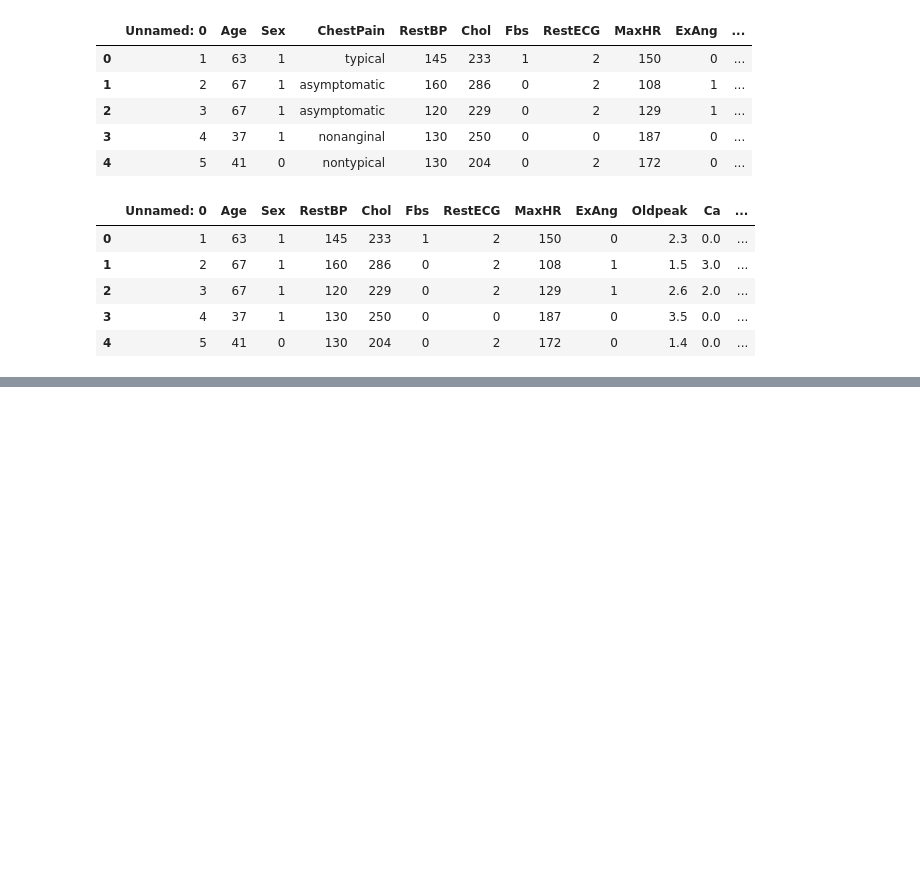
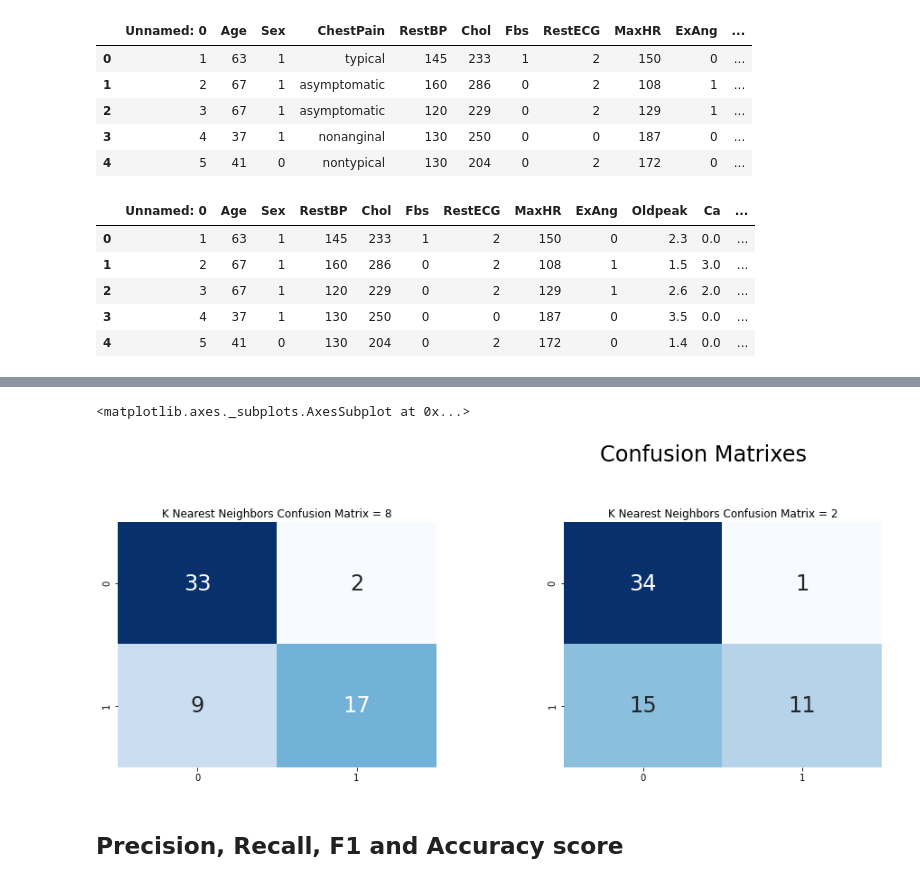
Before and after one commit to yunisindhu/Robusters, a Jupyter notebook: Heart.ipynb, the cells around one changed output, grey strips where cells are left out. Saved outputs shown, nothing was run; the diff lists cells and outputs as text; code cells hidden in the pictures; blank space fills up the shorter version.

```diff
--- a/Heart.ipynb
+++ b/Heart.ipynb
@@ -729,0 +259,31 @@ plt.show()
+# %%
+# Predicted values
+knn8 = KNeighborsClassifier(n_neighbors = 8)
+knn8.fit(x_train, y_train)
+y_head_knn = knn8.predict(x_test)
+
+knn2 = KNeighborsClassifier(n_neighbors = 2)
+knn2.fit(x_train, y_train)
+y_head_knn1 = knn2.predict(x_test)
+# %%
+from sklearn.metrics import confusion_matrix
+cm_knn = confusion_matrix(y_test,y_head_knn)
+cm_knn2 = confusion_matrix(y_test,y_head_knn1)
+# %%
+plt.figure(figsize=(24,12))
+
+plt.suptitle("Confusion Matrixes",fontsize=24)
+plt.subplots_adjust(wspace = 0.4, hspace= 0.4)
+
+plt.subplot(2,3,1)
+plt.title("K Nearest Neighbors Confusion Matrix = 8")
+sns.heatmap(cm_knn,annot=True,cmap="Blues",fmt="d",cbar=False, annot_kws={"size": 24})
+
+plt.subplot(2,3,2)
+plt.title("K Nearest Neighbors Confusion Matrix = 2")
+sns.heatmap(cm_knn2,annot=True,cmap="Blues",fmt="d",cbar=False, annot_kws={"size": 24})
+# %% [output]
+<matplotlib.axes._subplots.AxesSubplot at 0x...>
+[figure, added]
+# %% [markdown]
+## Precision, Recall, F1 and Accuracy score
```
Also changed, not shown: parts of 115 cells of this notebook.
